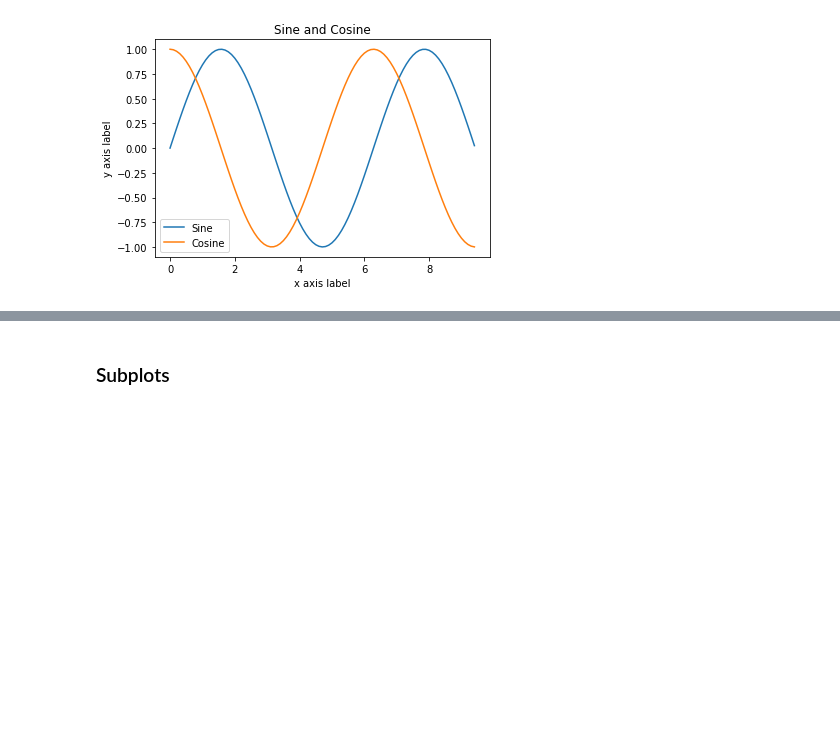
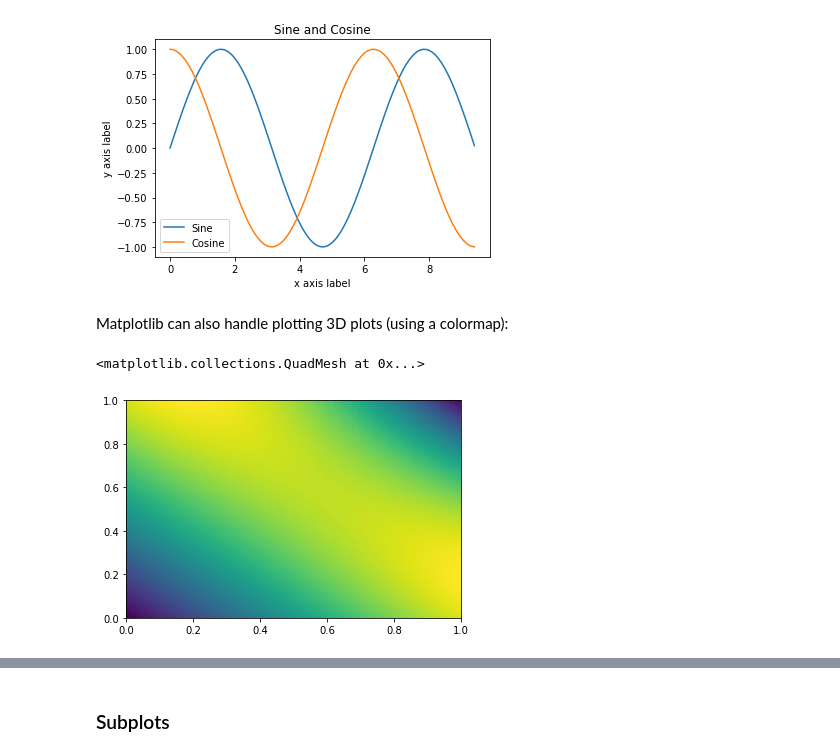
Before and after one commit to ntua-cvsp-lab/DSP_LabSupport, a Jupyter notebook: Numpy_Intro.ipynb, the cells around one changed output, grey strips where cells are left out. Drawn from its saved outputs; the diff is of its cells as text; code cells hidden in the pictures; blank space fills up the shorter version.

Commit message:
Add files via upload
added plots of 2D functions

```diff
--- a/Numpy_Intro.ipynb
+++ b/Numpy_Intro.ipynb
@@ -541,3 +541,16 @@ plt.legend(['Sine', 'Cosine'])
 # %% [output]
 <matplotlib.legend.Legend at 0x...>
 [figure]
+# %% [markdown]
+Matplotlib can also handle plotting 3D plots (using a colormap):
+# %%
+x1 = np.linspace(0,1,100)
+y1 = np.linspace(0,1,100)
+x2,y2 = np.meshgrid(x1,y1) #creates a 2D-linspace equivalent, where the function will be evaluated on.
+myfun = np.sin(x2+y2) + 2*np.cos(x2*y2)
+# %%
+%matplotlib inline
+plt.pcolormesh(x1,y1,myfun)
+# %% [output]
+<matplotlib.collections.QuadMesh at 0x...>
+[figure, added]
```
Also changed, not shown: parts of 9 cells of this notebook.
